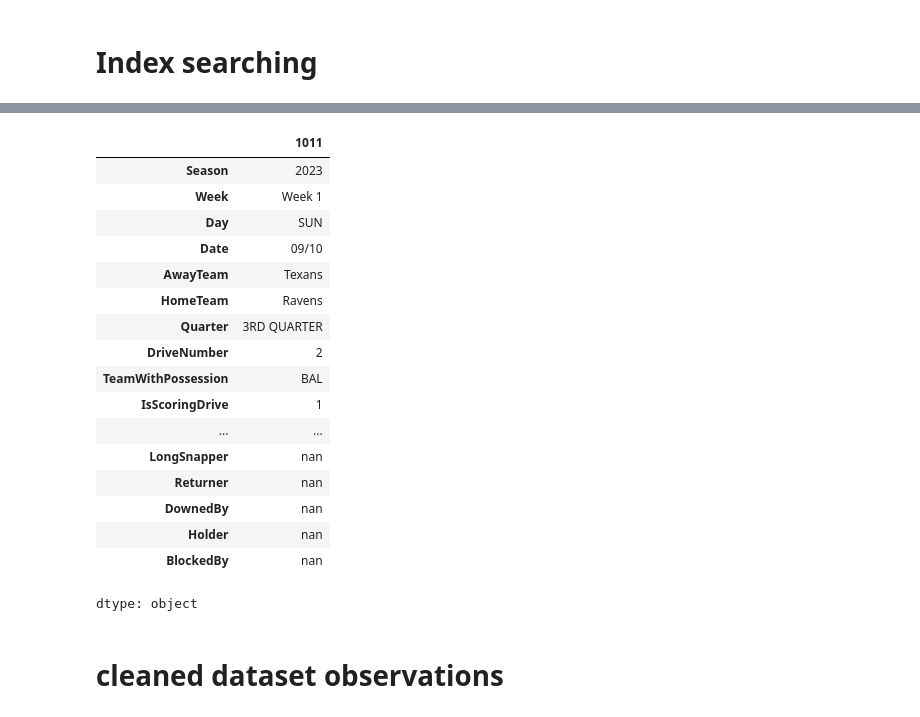
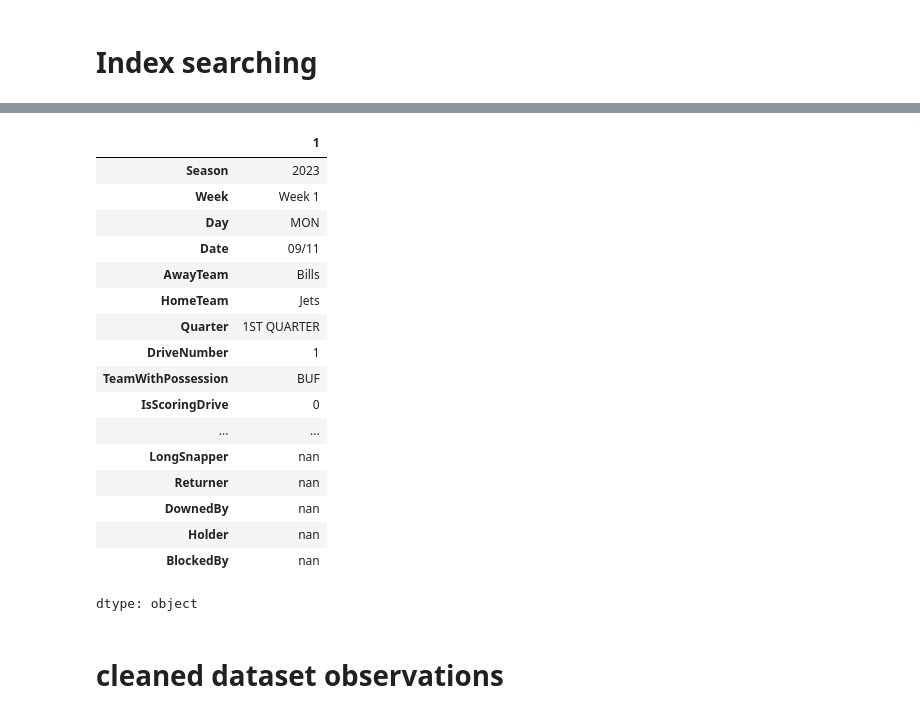
Before and after one commit to KeoniM/NFL_Data_Cleaning, a Jupyter notebook: NFL_Plays_Week1_2023.ipynb, the cells around one changed output, grey strips where cells are left out. Cells and saved outputs as stored; diff of their text form; code cells hidden in the pictures.

Commit message:
In the process of cleaning code and comments

```diff
--- a/NFL_Plays_Week1_2023.ipynb
+++ b/NFL_Plays_Week1_2023.ipynb
@@ -2556,19 +2560,19 @@ def clean_dataframe_of_plays(df_all_plays):
   # GETTING PLAY CATEGORIES AND CLEANING #
   ########################################
 
-  # df_all_plays_cleaned = clean_run_plays(df_all_plays_cleaned)
-  # df_all_plays_cleaned = clean_pass_plays(df_all_plays_cleaned)
-  # df_all_plays_cleaned = clean_intercepted_plays(df_all_plays_cleaned)
-  # df_all_plays_cleaned = clean_sacked_plays(df_all_plays_cleaned)
-  # df_all_plays_cleaned = clean_punt_plays(df_all_plays_cleaned)
-  # df_all_plays_cleaned = clean_kickoff_plays(df_all_plays_cleaned)
+  df_all_plays_cleaned = clean_run_plays(df_all_plays_cleaned)
+  df_all_plays_cleaned = clean_pass_plays(df_all_plays_cleaned)
+  df_all_plays_cleaned = clean_intercepted_plays(df_all_plays_cleaned)
+  df_all_plays_cleaned = clean_sacked_plays(df_all_plays_cleaned)
+  df_all_plays_cleaned = clean_punt_plays(df_all_plays_cleaned)
+  df_all_plays_cleaned = clean_kickoff_plays(df_all_plays_cleaned)
   df_all_plays_cleaned = clean_penalty_plays(df_all_plays_cleaned)
-  # df_all_plays_cleaned = clean_touchdown_plays(df_all_plays_cleaned)
-  # df_all_plays_cleaned = clean_field_goal_plays(df_all_plays_cleaned)
-  # df_all_plays_cleaned = clean_extra_point_plays(df_all_plays_cleaned)
-  # df_all_plays_cleaned = clean_turnover_on_downs_plays(df_all_plays_cleaned)
-  # df_all_plays_cleaned = cleaning_2pt_conversion_plays(df_all_plays_cleaned)
-  # df_all_plays_cleaned = clean_fumble_plays(df_all_plays_cleaned)
+  df_all_plays_cleaned = clean_touchdown_plays(df_all_plays_cleaned)
+  df_all_plays_cleaned = clean_field_goal_plays(df_all_plays_cleaned)
+  df_all_plays_cleaned = clean_extra_point_plays(df_all_plays_cleaned)
+  df_all_plays_cleaned = clean_turnover_on_downs_plays(df_all_plays_cleaned)
+  df_all_plays_cleaned = cleaning_2pt_conversion_plays(df_all_plays_cleaned)
+  df_all_plays_cleaned = clean_fumble_plays(df_all_plays_cleaned)
 
   return df_all_plays_cleaned
 # %% [markdown]
@@ -3541,17 +4065,17 @@ week1_2023_plays.iloc[0]
 # %%
-df_week1_plays_cleaned.iloc[1011]
+df_week1_plays_cleaned.iloc[1]
 # %% [output]
-|  | 1011 |
+|  | 1 |
 | Season | 2023 |
 | Week | Week 1 |
-| Day | SUN |
-| Date | 09/10 |
-| AwayTeam | Texans |
-| HomeTeam | Ravens |
-| Quarter | 3RD QUARTER |
-| DriveNumber | 2 |
-| TeamWithPossession | BAL |
-| IsScoringDrive | 1 |
+| Day | MON |
+| Date | 09/11 |
+| AwayTeam | Bills |
+| HomeTeam | Jets |
+| Quarter | 1ST QUARTER |
+| DriveNumber | 1 |
+| TeamWithPossession | BUF |
+| IsScoringDrive | 0 |
 | ... | ... |
 | LongSnapper | nan |
 | Returner | nan |
```
Also changed, not shown: parts of 55 cells of this notebook.
